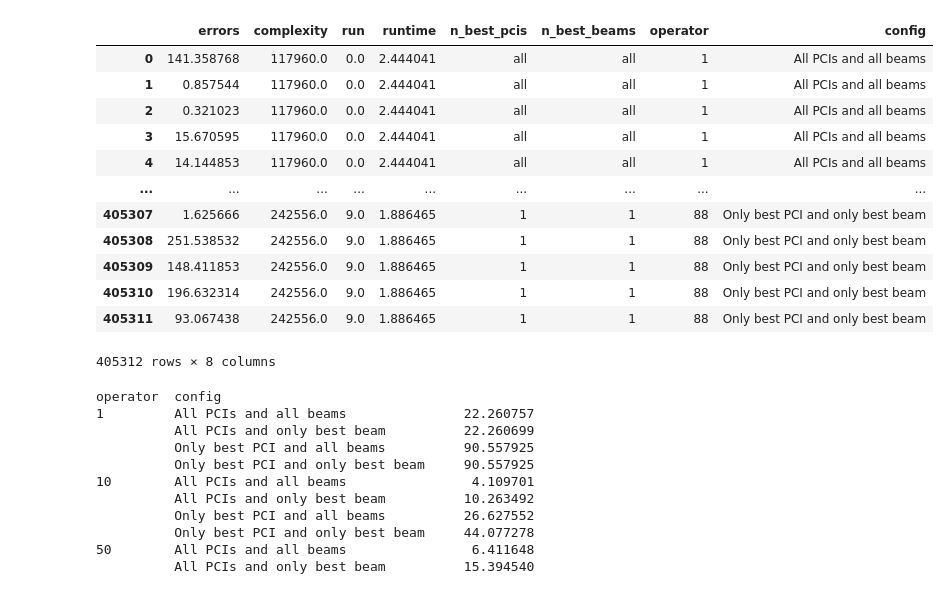
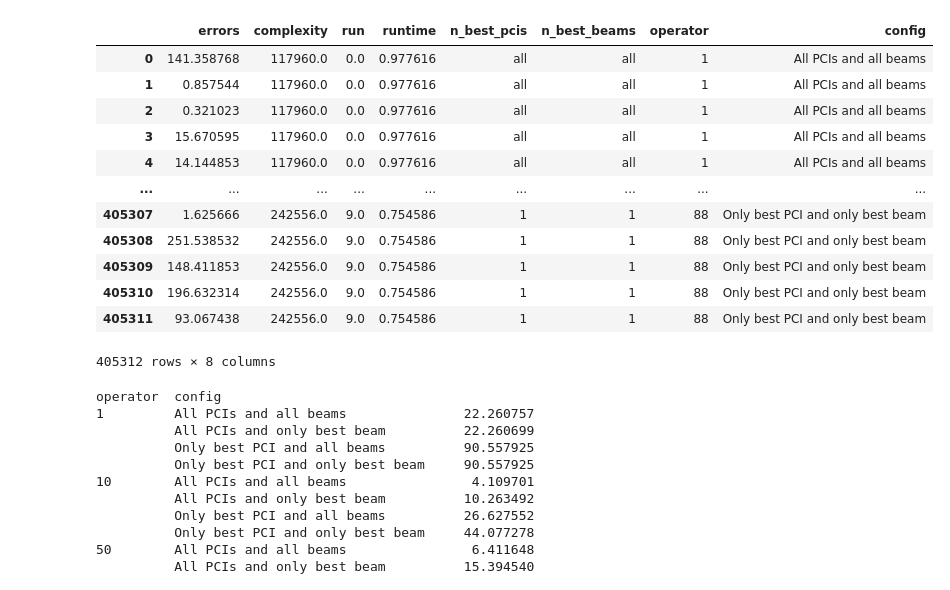
Before and after one commit to Andreas-Espelund/5G_localization, a Jupyter notebook: plotting/plot_beamforming.ipynb, the cells around one changed output. Saved outputs shown, nothing was run; the diff lists cells and outputs as text; code cells hidden in the pictures.

```diff
--- a/plotting/plot_beamforming.ipynb
+++ b/plotting/plot_beamforming.ipynb
@@ -7,45 +7,45 @@ import pandas as pd
 
 #dir = '../large_files/new_beam_matching_experiment_1nrec'
 dir = '../data/results/experiments/new_beam_matching_experiment_15'
 
 data_df = pd.read_csv(os.path.join(dir, 'data.csv')).drop(columns=['Unnamed: 0'])
 
 with open(os.path.join(dir, 'config.json')) as f:
     config = json.load(f)
 
 data_df['n_best_pcis'] = data_df['n_best_pcis'].apply(lambda x: 'all' if np.isnan(x) else f'{int(x)}')
 data_df['n_best_beams'] = data_df['n_best_beams'].apply(lambda x: 'all' if np.isnan(x) else f'{int(x)}')
-data['runtime'] = data['runtime'] * 1000 / 2500
+data_df['runtime'] = data_df['runtime'] * 1000 / 2500
 
 
 def get_strat(row):
     if row['n_best_pcis'] == 'all' and row['n_best_beams'] == 'all':
         return 'All PCIs and all beams'
     elif row['n_best_pcis'] == '1' and row['n_best_beams'] == 'all':
         return 'Only best PCI and all beams'
     elif row['n_best_pcis'] == 'all' and row['n_best_beams'] == '1':
         return 'All PCIs and only best beam'
     elif row['n_best_pcis'] == '1' and row['n_best_beams'] == '1':
         return 'Only best PCI and only best beam'
     return 'unknown strategy'
 
 
 data_df['config'] = data_df.apply(get_strat, axis=1)
 
 data_df
 # %% [output]
 |  | errors | complexity | run | runtime | n_best_pcis | n_best_beams | operator | config |
-| 0 | 141.358768 | 117960.0 | 0.0 | 2.444041 | all | all | 1 | All PCIs and all beams |
-| 1 | 0.857544 | 117960.0 | 0.0 | 2.444041 | all | all | 1 | All PCIs and all beams |
-| 2 | 0.321023 | 117960.0 | 0.0 | 2.444041 | all | all | 1 | All PCIs and all beams |
-| 3 | 15.670595 | 117960.0 | 0.0 | 2.444041 | all | all | 1 | All PCIs and all beams |
-| 4 | 14.144853 | 117960.0 | 0.0 | 2.444041 | all | all | 1 | All PCIs and all beams |
+| 0 | 141.358768 | 117960.0 | 0.0 | 0.977616 | all | all | 1 | All PCIs and all beams |
+| 1 | 0.857544 | 117960.0 | 0.0 | 0.977616 | all | all | 1 | All PCIs and all beams |
+| 2 | 0.321023 | 117960.0 | 0.0 | 0.977616 | all | all | 1 | All PCIs and all beams |
+| 3 | 15.670595 | 117960.0 | 0.0 | 0.977616 | all | all | 1 | All PCIs and all beams |
+| 4 | 14.144853 | 117960.0 | 0.0 | 0.977616 | all | all | 1 | All PCIs and all beams |
 | ... | ... | ... | ... | ... | ... | ... | ... | ... |
-| 405307 | 1.625666 | 242556.0 | 9.0 | 1.886465 | 1 | 1 | 88 | Only best PCI and only best beam |
-| 405308 | 251.538532 | 242556.0 | 9.0 | 1.886465 | 1 | 1 | 88 | Only best PCI and only best beam |
-| 405309 | 148.411853 | 242556.0 | 9.0 | 1.886465 | 1 | 1 | 88 | Only best PCI and only best beam |
-| 405310 | 196.632314 | 242556.0 | 9.0 | 1.886465 | 1 | 1 | 88 | Only best PCI and only best beam |
-| 405311 | 93.067438 | 242556.0 | 9.0 | 1.886465 | 1 | 1 | 88 | Only best PCI and only best beam |
+| 405307 | 1.625666 | 242556.0 | 9.0 | 0.754586 | 1 | 1 | 88 | Only best PCI and only best beam |
+| 405308 | 251.538532 | 242556.0 | 9.0 | 0.754586 | 1 | 1 | 88 | Only best PCI and only best beam |
+| 405309 | 148.411853 | 242556.0 | 9.0 | 0.754586 | 1 | 1 | 88 | Only best PCI and only best beam |
+| 405310 | 196.632314 | 242556.0 | 9.0 | 0.754586 | 1 | 1 | 88 | Only best PCI and only best beam |
+| 405311 | 93.067438 | 242556.0 | 9.0 | 0.754586 | 1 | 1 | 88 | Only best PCI and only best beam |
 405312 rows × 8 columns
 # %%
 res = []
```
Also changed, not shown: parts of 1 cell of this notebook, 5 other files.
